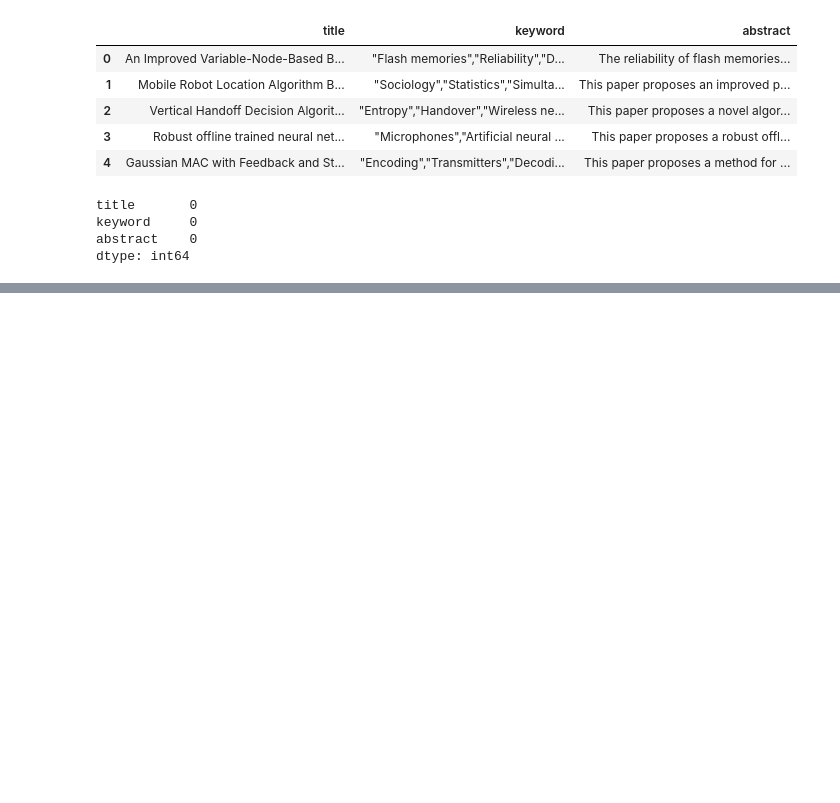
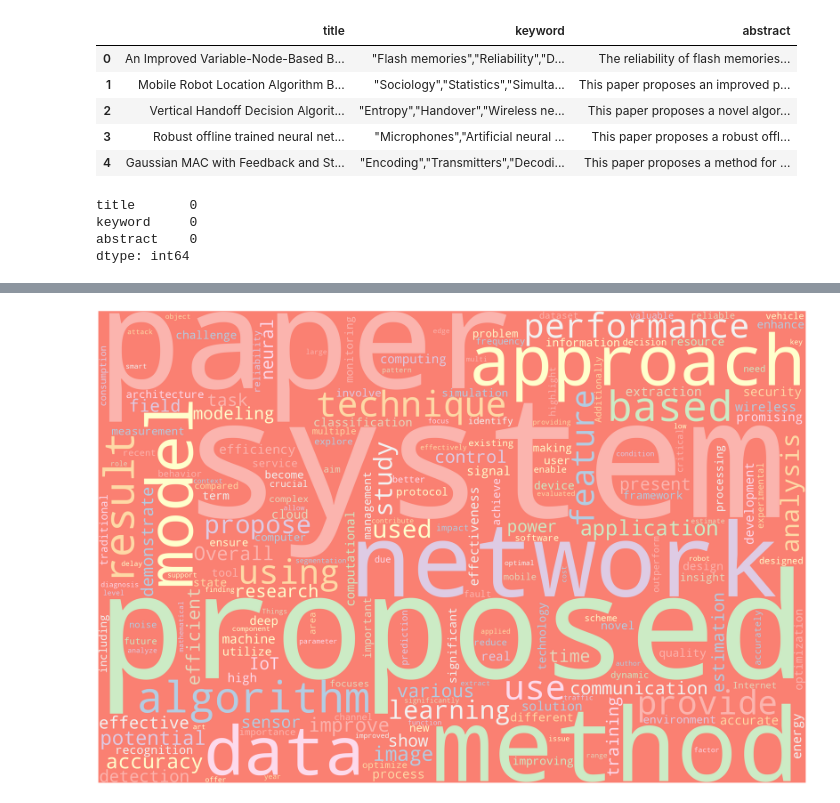
Before and after one commit to naveen-malla/ChatGPT_WordCloud, a Jupyter notebook: analysis.ipynb, the cells around one changed output, grey strips where cells are left out. Saved outputs shown, nothing was run; the diff lists cells and outputs as text; code cells hidden in the pictures; blank space fills up the shorter version.

Commit message:
building word cloud

```diff
--- a/analysis.ipynb
+++ b/analysis.ipynb
@@ -35,0 +65,21 @@ dtype: int64
+# %%
+# store all the abstracts in a single string
+text = ' '.join([str(abs) for abs in df['abstract']])
+# %%
+# Define a function to plot word cloud
+def plot_cloud(wordcloud):
+    # Set figure size
+    plt.figure(figsize=(40, 30))
+    # Display image
+    plt.imshow(wordcloud)
+    # No axis details
+    plt.axis("off")
+# %%
+# Import package
+from wordcloud import WordCloud, STOPWORDS
+# Generate word cloud
+wordcloud = WordCloud(width= 3000, height = 2000, random_state=10, background_color='salmon', colormap='Pastel1', collocations=False, stopwords = STOPWORDS).generate(text)
+# Plot
+plot_cloud(wordcloud)
+# %% [output]
+[figure, added]
```
Also changed, not shown: parts of 3 cells of this notebook.
